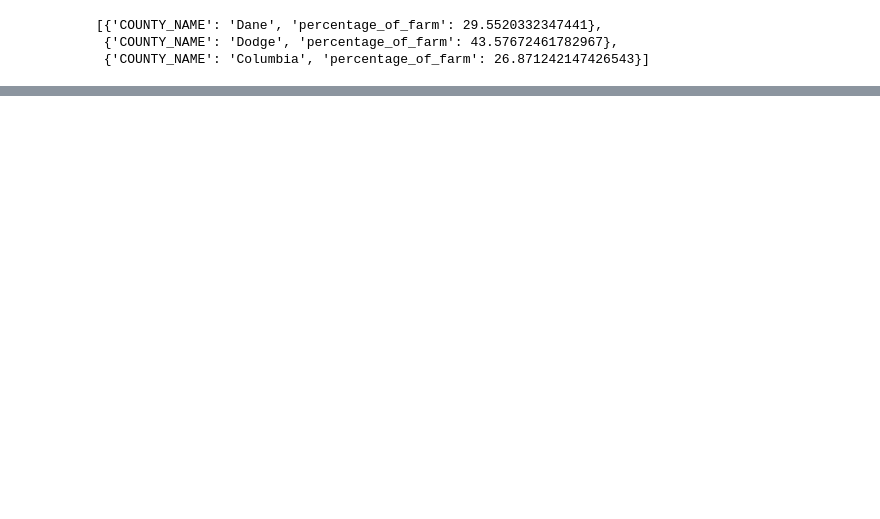
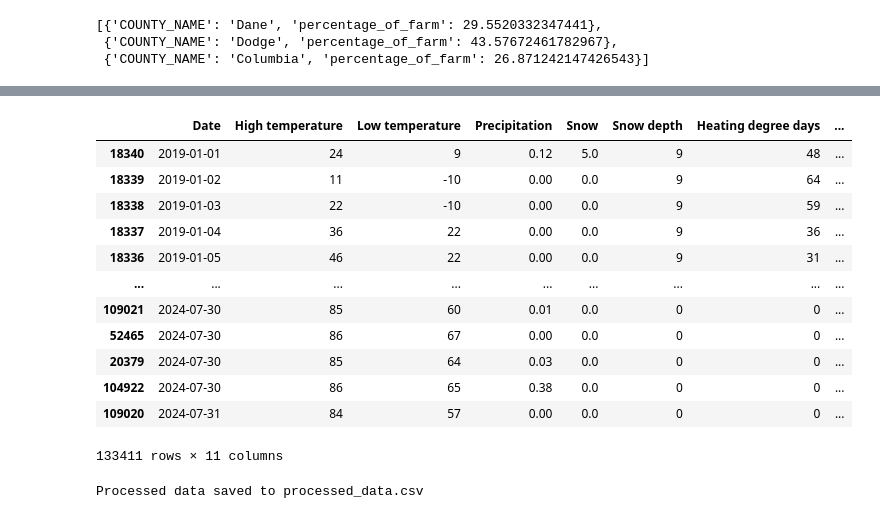
Before and after one commit to darshan-golchha/forefarm, a Jupyter notebook: prac.ipynb, the cells around one changed output, grey strips where cells are left out. Drawn from its saved outputs; the diff is of its cells as text; code cells hidden in the pictures; blank space fills up the shorter version.

```diff
--- a/prac.ipynb
+++ b/prac.ipynb
@@ -70,0 +90,75 @@ intersecting_counties[["COUNTY_NAME", "percentage_of_farm"]].to_dict(orient="rec
+# %%
+df.sort_values("Date", ascending=True)
+# %% [output]
+|  | Date | High temperature | Low temperature | Precipitation | Snow | Snow depth | Heating degree days | ... |
+| 18340 | 2019-01-01 | 24 | 9 | 0.12 | 5.0 | 9 | 48 | ... |
+| 18339 | 2019-01-02 | 11 | -10 | 0.00 | 0.0 | 9 | 64 | ... |
+| 18338 | 2019-01-03 | 22 | -10 | 0.00 | 0.0 | 9 | 59 | ... |
+| 18337 | 2019-01-04 | 36 | 22 | 0.00 | 0.0 | 9 | 36 | ... |
+| 18336 | 2019-01-05 | 46 | 22 | 0.00 | 0.0 | 9 | 31 | ... |
+| ... | ... | ... | ... | ... | ... | ... | ... | ... |
+| 109021 | 2024-07-30 | 85 | 60 | 0.01 | 0.0 | 0 | 0 | ... |
+| 52465 | 2024-07-30 | 86 | 67 | 0.00 | 0.0 | 0 | 0 | ... |
+| 20379 | 2024-07-30 | 85 | 64 | 0.03 | 0.0 | 0 | 0 | ... |
+| 104922 | 2024-07-30 | 86 | 65 | 0.38 | 0.0 | 0 | 0 | ... |
+| 109020 | 2024-07-31 | 84 | 57 | 0.00 | 0.0 | 0 | 0 | ... |
+133411 rows × 11 columns
+# %%
+import os
+import pandas as pd
+
+# Path to the directory containing CSV files
+input_dir = '/Users/darshan/Documents/Projects/forefarm/normal'
+output_file = 'processed_data.csv'
+
+def safe_float(value):
+    try:
+        return float(value)
+    except ValueError:
+        return float(0)
+
+# Initialize a list to store processed data
+processed_data = []
+
+# Process each CSV file in the directory
+for file_name in os.listdir(input_dir):
+    if file_name.endswith('.csv'):
+        file_path = os.path.join(input_dir, file_name)
+
+        # Read the CSV file
+        df = pd.read_csv(file_path)
+
+        # Ensure the DataFrame is sorted by date in descending order
+        df['Date'] = pd.to_datetime(df['Date'])
+        df = df.sort_values('Date', ascending=False)
+        dats = []
+        for i in range(7):
+            dats.append(df.iloc[i:i+7])
+
+        super_dats=[]
+        for days in dats:
+            # Flatten the data into a single feature vector (7 days * 7 predictors)
+            feature_vec = []
+            for _, row in days.iterrows():
+                feature_vec.extend([
+                    safe_float(row['High temperature']),
+                    safe_float(row['Low temperature']),
+                    safe_float(row['Precipitation']),
+                    safe_float(row['Snow']),
+                    safe_float(row['Snow depth']),
+                    safe_float(row['Heating degree days']),
+                    safe_float(row['Cooling degree days'])
+                ])
+            super_dats.append(feature_vec)
+
+        # Add the County Name and the feature vector
+        processed_data.append([file_name.rsplit('.', 1)[0], super_dats])
+
+# Create a DataFrame for the processed data
+output_df = pd.DataFrame(processed_data, columns=['county', 'features'])
+
+# Save to a new CSV file
+output_df.to_csv(output_file, index=False)
+print(f"Processed data saved to {output_file}")
+# %% [output]
+Processed data saved to processed_data.csv
```
Also changed, not shown: parts of 10 cells of this notebook, 6 other files.
